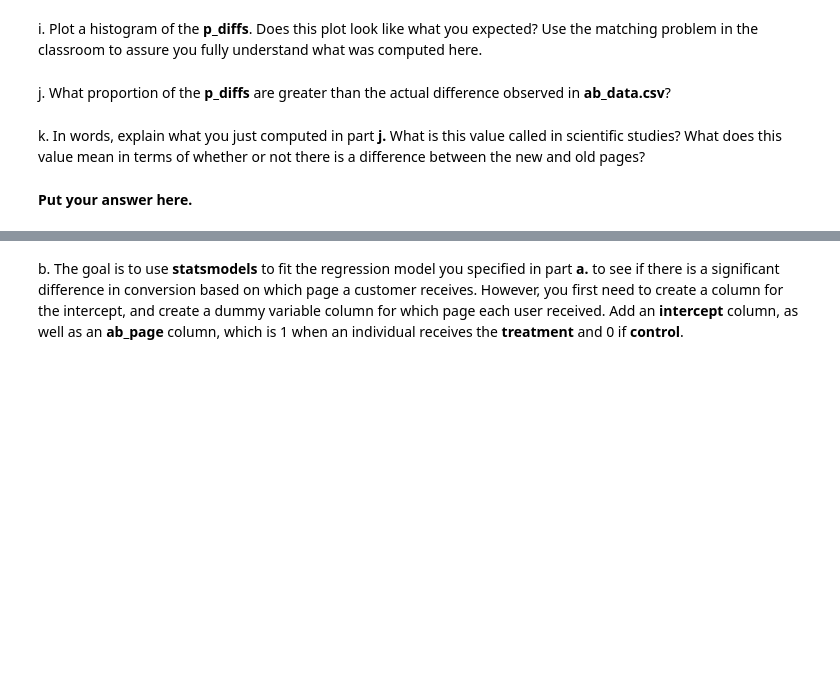
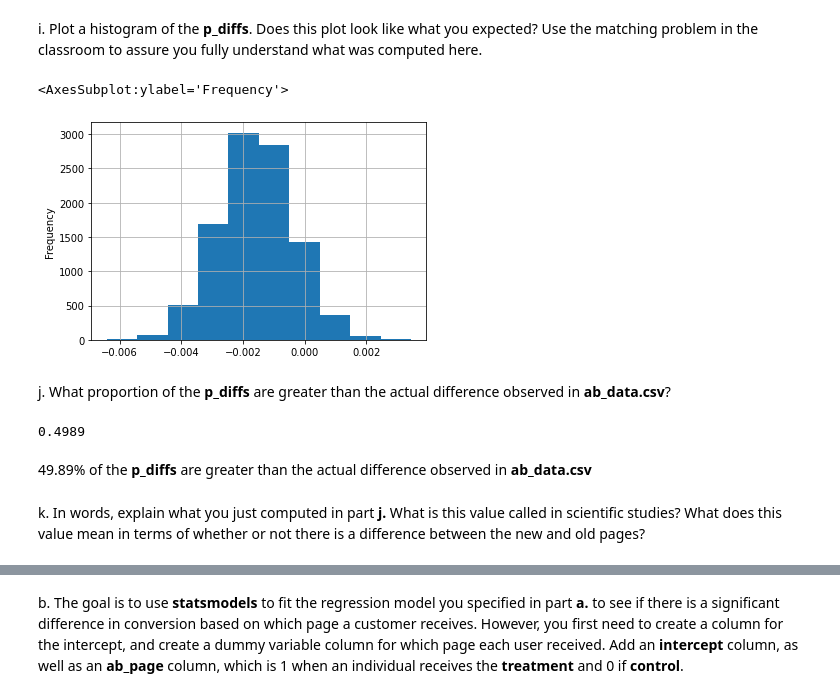
Before and after one commit to YousefSaber/A-B-Testing-Project, a Jupyter notebook: Analyze_ab_test_results_notebook.ipynb, the cells around one changed output, grey strips where cells are left out. Cells and saved outputs as stored; diff of their text form; code cells hidden in the pictures; blank space fills up the shorter version.

```diff
--- a/Analyze_ab_test_results_notebook.ipynb
+++ b/Analyze_ab_test_results_notebook.ipynb
@@ -229,10 +358,23 @@ g. Find $p_{new}$ - $p_{old}$ for your simulated values from part (e) and (f).
 # %% [markdown]
 h. Simulate 10,000 $p_{new}$ - $p_{old}$ values using this same process similarly to the one you calculated in parts **a. through g.** above.  Store all 10,000 values in a numpy array called **p_diffs**.
+# %%
+p_diff = diffarray
+p_diff = pd.Series(data=p_diff)
 # %% [markdown]
 i. Plot a histogram of the **p_diffs**.  Does this plot look like what you expected?  Use the matching problem in the classroom to assure you fully understand what was computed here.
+# %%
+p_diff.plot.hist(grid='both')
+# %% [output]
+<AxesSubplot:ylabel='Frequency'>
+[figure, added]
 # %% [markdown]
 j. What proportion of the **p_diffs** are greater than the actual difference observed in **ab_data.csv**?
+# %%
+realdiff = newp - oldp
+(p_diff > realdiff).mean()
+# %% [output]
+0.4989
+# %% [markdown]
+49.89% of the **p_diffs** are greater than the actual difference observed in **ab_data.csv**
 # %% [markdown]
 k. In words, explain what you just computed in part **j.**  What is this value called in scientific studies?  What does this value mean in terms of whether or not there is a difference between the new and old pages?
-# %% [markdown]
-**Put your answer here.**
```
Also changed, not shown: parts of 44 cells of this notebook.
